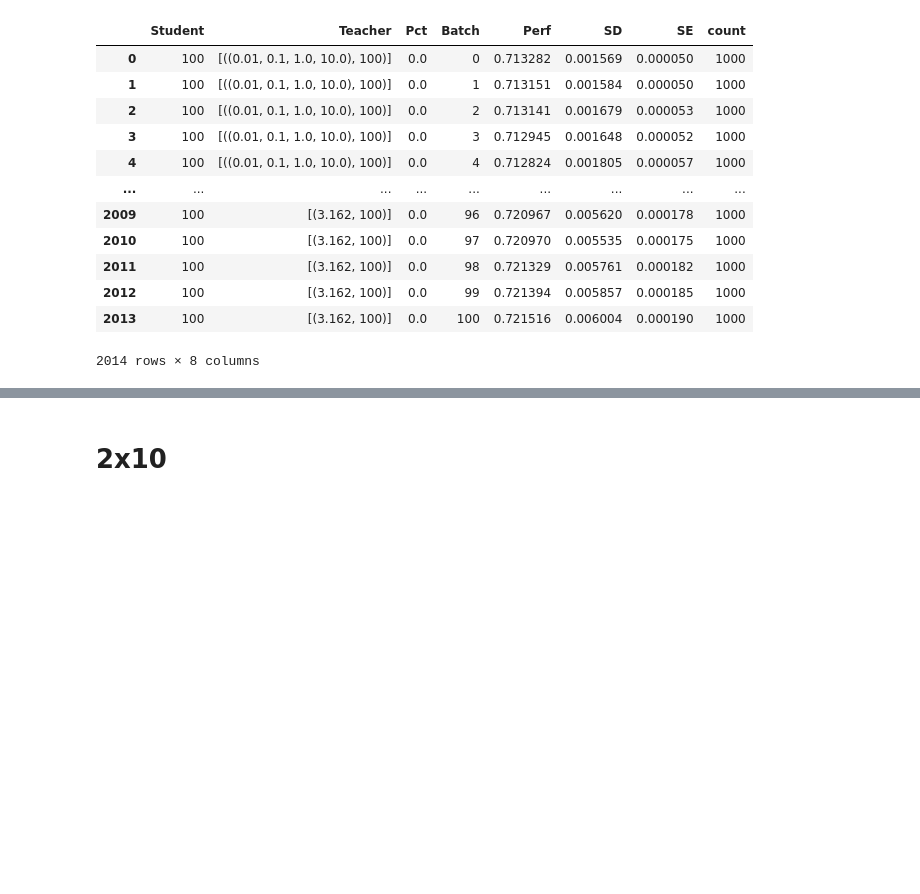
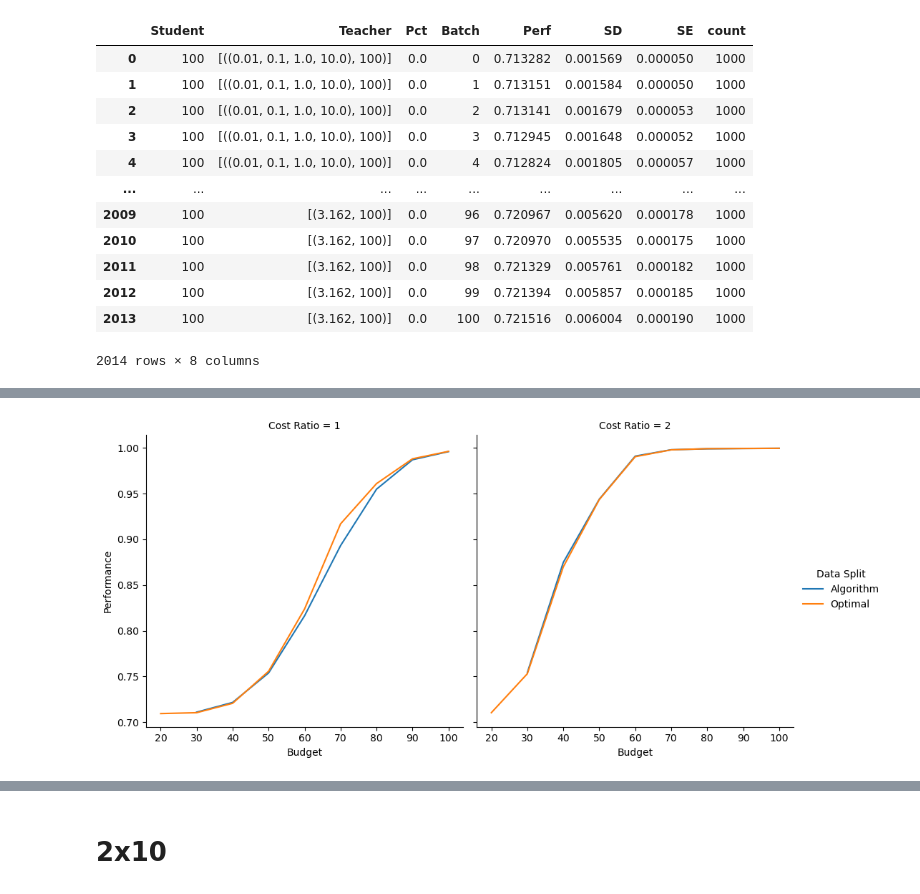
Before and after one commit to saumikn/gymnasium-test, a Jupyter notebook: tree.ipynb, the cells around one changed output, grey strips where cells are left out. Saved outputs shown, nothing was run; the diff lists cells and outputs as text; code cells hidden in the pictures; blank space fills up the shorter version.

```diff
--- a/tree.ipynb
+++ b/tree.ipynb
@@ -755,0 +677,12 @@ df2[df2.Teacher=='algo']
+# %%
+%%time
+df2 = [eval_three(k) for k in [1,2,3]]
+for k, d in enumerate(df2):
+    d.insert(5, 'Cost Ratio', k+1)
+df2 = pd.concat(df2)
+df2['Teacher'] = df2.Teacher.replace({'split':'50% Low',
+                       '[(0.01, 100)]':'0% Low',
+                       '[(0.1, 300)]':'100% Low',
+                       'optimal':'Optimal',
+                       'algo':'Algorithm'})
+df2 = df2.sort_values('Teacher')
@@ -755,0 +692,26 @@ df2[df2.Teacher=='algo']
+# %%
+sub = ((df2.Batch%10==0)
+       & (df2.Teacher.isin([
+           # '50% Low',
+           # '0% Low',
+           # '100% Low',
+           'Optimal',
+           'Algorithm'
+       ]))
+       & (df2['Cost Ratio'] < 3)
+      )
+
+with warnings.catch_warnings():
+    warnings.simplefilter(action='ignore', category=FutureWarning)
+    g = sns.relplot(df2[sub].rename(columns={'Teacher':'Data Split'}), kind='line', x='Batch', y='Perf', hue='Data Split',
+                    errorbar=None, col='Cost Ratio')
+    # g.fig.suptitle('ONE TITLE FOR ALL')
+    # sns.move_legend(ax, "upper left", bbox_to_anchor=(1, 1))
+    g.set(
+        # title='Performance Improvement in 2x2 Decision Space, Starting from Model100',
+        xlabel='Budget',
+        ylabel='Performance'
+    )
+plt.savefig('images/tree-3.2.pdf', bbox_inches='tight')
+# %% [output]
+[figure, added]
```
Also changed, not shown: parts of 16 cells of this notebook, 1 other file.
